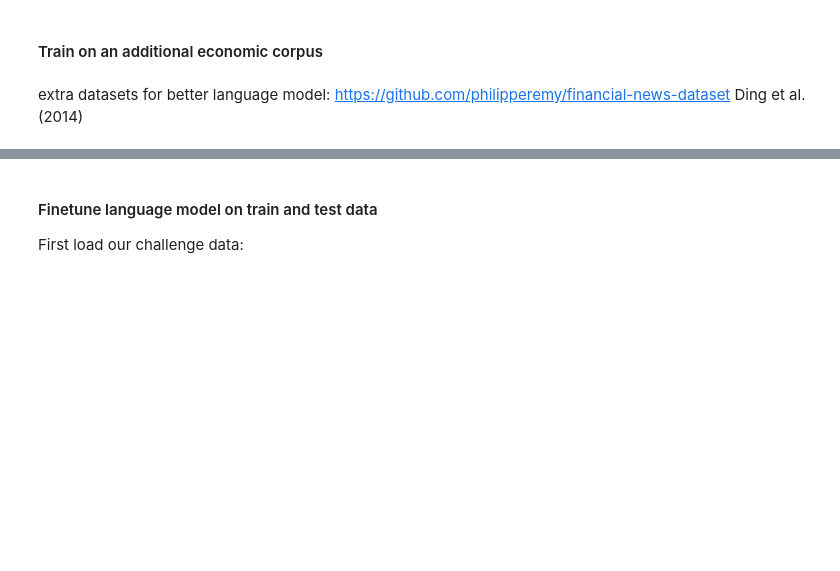
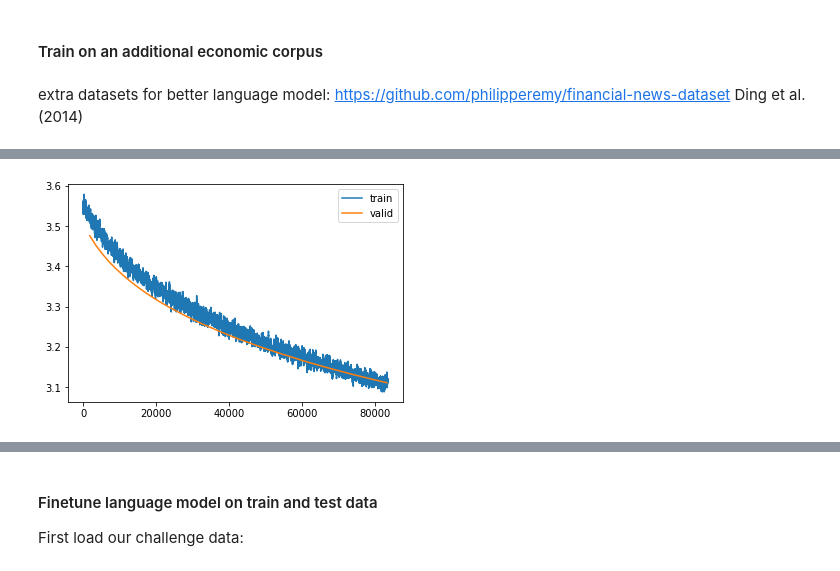
Before and after one commit to Darth-Carrotpie/EconIncentive, a Jupyter notebook: EconIncentive.ipynb, the cells around one changed output, grey strips where cells are left out. Cells and saved outputs as stored; diff of their text form; code cells hidden in the pictures; blank space fills up the shorter version.

```diff
--- a/EconIncentive.ipynb
+++ b/EconIncentive.ipynb
@@ -81,5 +108,7 @@ learn.save_encoder('lm_econ')
 # %%
-#learn.recorder.plot_loss(with_valid = True)
+learn.recorder.plot_loss(with_valid = True)
+# %% [output]
+[figure, added]
 # %%
 print(gen_sentence("The company launched with"))
 # %% [output]
```
Also changed, not shown: parts of 9 cells of this notebook, 1 other file.
